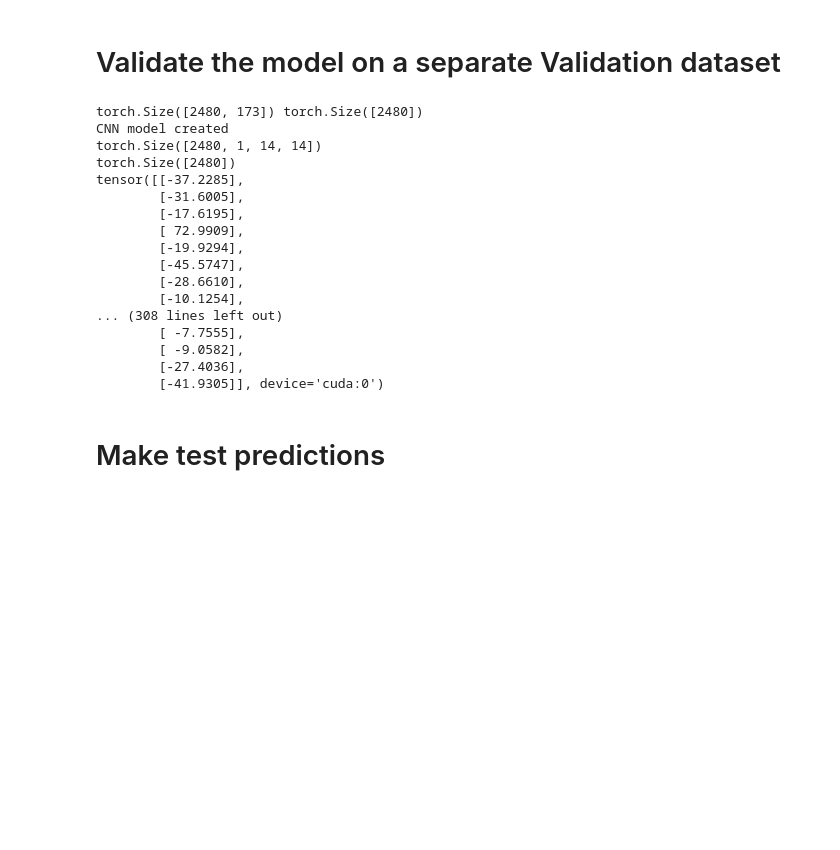
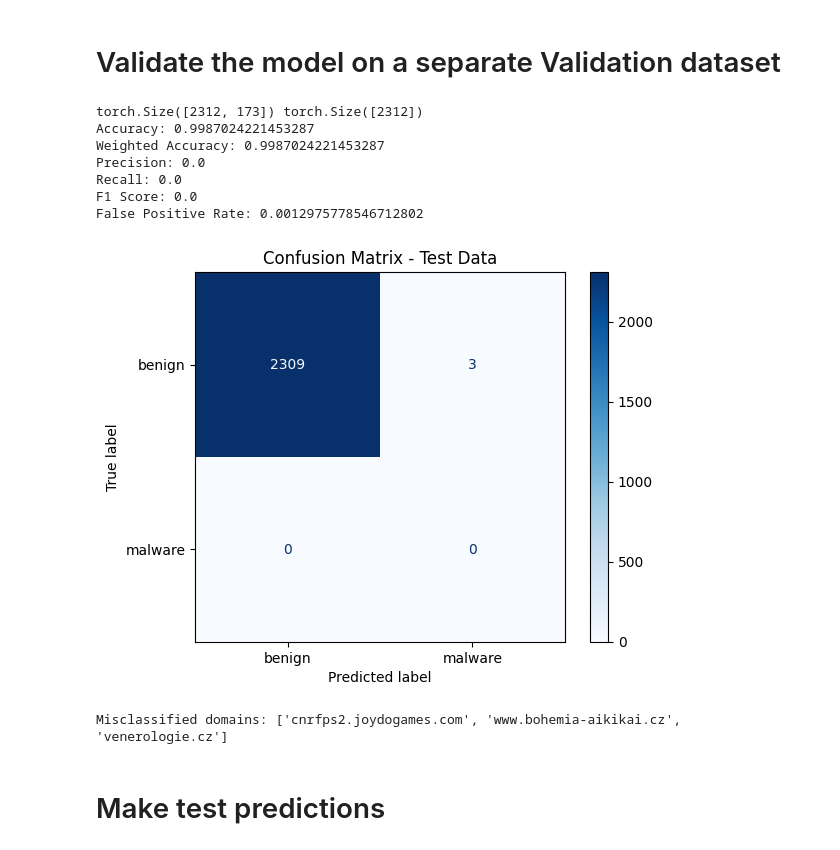
Before and after one commit to nesfit/domainradar-training, a Jupyter notebook: malware/malware_deep_train.ipynb, the cells around one changed output. Drawn from its saved outputs; the diff is of its cells as text; code cells hidden in the pictures; blank space fills up the shorter version.

```diff
--- a/malware/malware_deep_train.ipynb
+++ b/malware/malware_deep_train.ipynb
@@ -44,13 +50,13 @@ benign_dataset_filenames = [
     '../feature-extraction/floor/benign_2312.parquet',
 ]
 malicious_dataset_filenames = [
-    '../feature-extraction/floor/phishing_2406_strict.parquet'
+    '../feature-extraction/floor/malware_2406_strict.parquet'
 ]
 # #############################################################
 # EDIT this for to set appropriate labels (malware, dga, ...) #
 # #############################################################
 benign_label = "benign"
-malicious_label = "phishing"
+malicious_label = "malware"
 # #############################################################
 
 
@@ -209,15 +215,12 @@ def prepare_dataset(X_train, Y_train, X_test, Y_test):
     x_test = torch.tensor(X_test.values, dtype=torch.float32)
     y_test = torch.tensor(Y_test.values, dtype=torch.long)
 
-    return x_train, y_train, x_test, y_test, side_size
+    return x_train, y_train, x_test, y_test
 
 
 # print feature size
 # %%
-x_train, y_train, x_test, y_test, side_size = prepare_dataset(X_train, Y_train, X_test, Y_test)
-
-#x_train = torch.cat((x_train, pickle.load(open('old_phishing_x.pkl', 'rb'))))
-#y_train = torch.cat((y_train, pickle.load(open('old_phishing_y.pkl', 'rb'))))
+x_train, y_train, x_test, y_test = prepare_dataset(X_train, Y_train, X_test, Y_test)
 # %% [markdown]
 # Train the model
 # %%
@@ -225,7 +228,7 @@ from sklearn.utils import class_weight
 import torch.optim as optim
 
 # Hyperparameters
-LEARNING_RATE = 0.0005
+LEARNING_RATE = 0.00045
 BATCH_SIZE = 512
 EPOCHS = 80
 
@@ -235,7 +238,7 @@ class_weights = {0: 1.0, 1: 1.0}
 weights = torch.tensor([class_weights[1]], dtype=torch.float).to(device)
 
 
-model = Net(side_size=14).to(device)
+model = Net(x_train.shape[1]).to(device)
 criterion = nn.BCEWithLogitsLoss(pos_weight=weights)
 
 optimizer = torch.optim.Adam(model.parameters(), lr=LEARNING_RATE)
@@ -258,7 +261,7 @@ for epoch in range(EPOCHS):
     for data, target in train_loader:
         data, target = data.to(device), target.to(device)  # Move data to the device
         optimizer.zero_grad()
-        output = torch.sigmoid(model(data))
+        output = model(data)
 
         # negate the output to match the class weights
         loss = criterion(output, target)
@@ -425,12 +430,17 @@ y_val = y_val.tolist()
 X_val_scaled = scaler.transform(X_val)
 # convert to tensor
 X_val_scaled = torch.tensor(X_val_scaled, dtype=torch.float32)
-y_val_tensor = torch.tensor(y_val, dtype=torch.long)
+y_val_tensor = torch.tensor(y_val)
 # convert pandas series y_val to llist
 
 # print shape of X_val_scaled and y_val_tensor
 
 # print number of columns
+
+nan_indices = torch.isnan(y_val_tensor)
+X_val_scaled = X_val_scaled[~nan_indices]
+y_val_tensor = y_val_tensor[~nan_indices]
+
 
 # print shape of X_val_scaled and y_val_tensor
 print(X_val_scaled.shape, y_val_tensor.shape)
@@ -442,14 +452,6 @@ model = Net(feature_size=173)
 model.load_state_dict(torch.load('./models/malware_deep.pth'))
 model.eval()
 model.to('cuda:0' if torch.cuda.is_available() else 'cpu')
-
-#### PADDING ###
-# Helper function to find the next perfect square
-
-
-
-pickle.dump(X_val_scaled, open('old_malware_sequence_x.pkl', 'wb'))
-pickle.dump(y_val_tensor, open('old_malware_sequence_y.pkl', 'wb'))
 
 
 val_data = TensorDataset(X_val_scaled, y_val_tensor)
@@ -466,9 +468,7 @@ def compute_metrics_and_predictions(data_loader, model):
         for data, target in data_loader:
             data, target = data.to(device), target.to(device)
             output = model(data)
-            print(torch.sigmoid(output).round())
-            print(torch.sigmoid(output))
-            input()
+
             true_labels.extend(target.cpu().numpy())
             predictions.extend(torch.sigmoid(output).round().cpu().numpy())
 
@@ -486,51 +486,43 @@ test_true_labels, test_predictions= compute_metrics_and_predictions(val_loader,
 accuracy = accuracy_score(test_true_labels, test_predictions)
 weighted_accuracy = (accuracy_score(np.array(test_true_labels) == 0, np.array(test_predictions) == 0) + accuracy_score(np.array(test_true_labels) == 1, np.array(test_predictions) == 1)) / 2
 precision = precision_score(test_true_labels, test_predictions)
 recall = recall_score(test_true_labels, test_predictions)
 f1 = f1_score(test_true_labels, test_predictions)
 tn, fp, fn, tp = confusion_matrix(test_true_labels, test_predictions).ravel()
 false_positive_rate = fp / (fp + tn)
 
 # Display metrics
 print(f'Accuracy: {accuracy}')
 print(f'Weighted Accuracy: {weighted_accuracy}')
 print(f'Precision: {precision}')
 print(f'Recall: {recall}')
 print(f'F1 Score: {f1}')
 print(f'False Positive Rate: {false_positive_rate}')
 
 # Display confusion matrix
 cm = confusion_matrix(test_true_labels, test_predictions)
-disp = ConfusionMatrixDisplay(confusion_matrix=cm, display_labels=['benign', 'phishing'])
+disp = ConfusionMatrixDisplay(confusion_matrix=cm, display_labels=['benign', 'malware'])
 disp.plot(cmap=plt.cm.Blues)
 plt.title('Confusion Matrix - Test Data')
 plt.show()
 
 # Identify misclassified domain names
 misclassified = df_validation.iloc[[i for i, (y_true, y_pred) in enumerate(zip(test_true_labels, test_predictions)) if y_true != y_pred]]
 misclassified_domains = misclassified['domain_name'].tolist()
 print(f'Misclassified domains: {misclassified_domains}')
 
 # bylo x 1000
 # 10 x
 # %% [output]
-torch.Size([2480, 173]) torch.Size([2480])
-CNN model created
-torch.Size([2480, 1, 14, 14])
-torch.Size([2480])
-tensor([[-37.2285],
-        [-31.6005],
-        [-17.6195],
-        [ 72.9909],
-        [-19.9294],
-        [-45.5747],
-        [-28.6610],
-        [-10.1254],
-... (308 lines left out)
-        [ -7.7555],
-        [ -9.0582],
-        [-27.4036],
-        [-41.9305]], device='cuda:0')
+torch.Size([2312, 173]) torch.Size([2312])
+Accuracy: 0.9987024221453287
+Weighted Accuracy: 0.9987024221453287
+Precision: 0.0
+Recall: 0.0
+F1 Score: 0.0
+False Positive Rate: 0.0012975778546712802
+[figure, added]
+Misclassified domains: ['cnrfps2.joydogames.com', 'www.bohemia-aikikai.cz', 'venerologie.cz']
 # %% [markdown]
 # Make test predictions
 # %%
```
Also changed, not shown: parts of 4 cells of this notebook, 1 other file.
